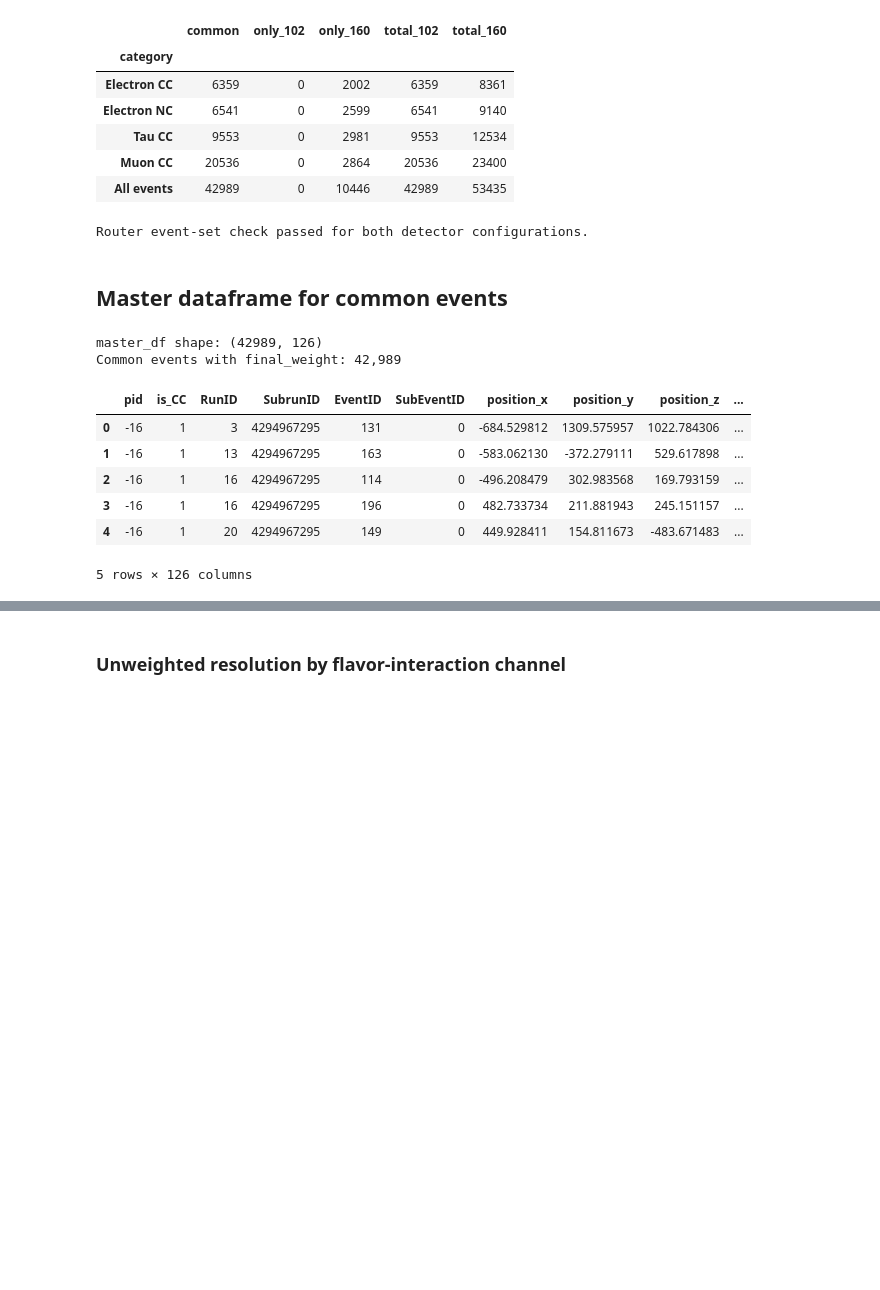
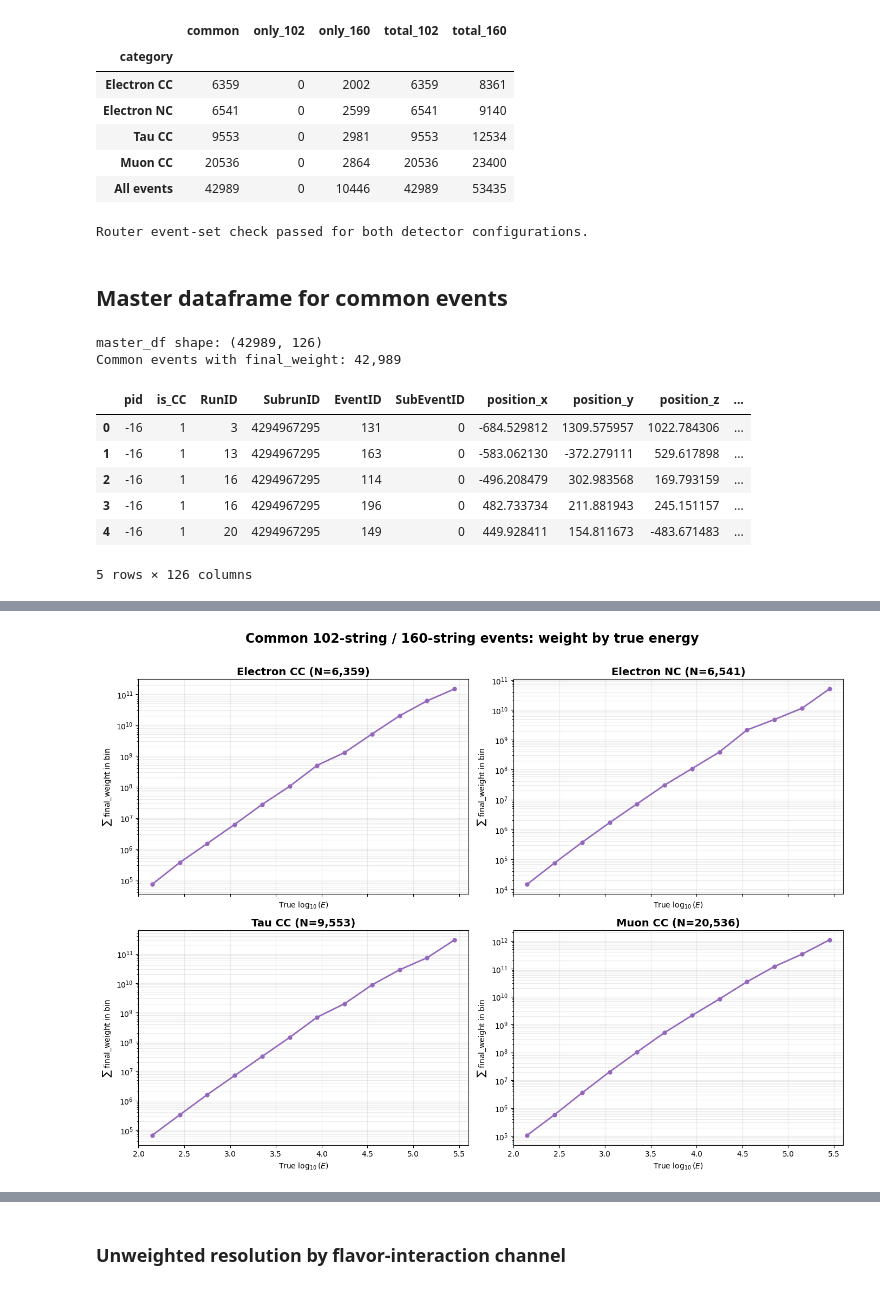
Before and after one commit to kubrabas/Graphnet-Applications, a Jupyter notebook: Results/340StringMC/final_results/analysis.ipynb, the cells around one changed output, grey strips where cells are left out. Cells and saved outputs as stored; diff of their text form; code cells hidden in the pictures; blank space fills up the shorter version.

```diff
--- a/Results/340StringMC/final_results/analysis.ipynb
+++ b/Results/340StringMC/final_results/analysis.ipynb
@@ -568 +228,69 @@ for category_label, category_mask in category_selections:
+# %%
+import matplotlib.pyplot as plt
+
+
+weight_bin_edges = np.arange(2.0, 5.6 + 0.001, 0.3)
+weight_bin_centers = 0.5 * (weight_bin_edges[:-1] + weight_bin_edges[1:])
+weight_category_selections = [
+    (
+        "Electron CC",
+        (master_df["pid"].abs() == 12) & (master_df["is_CC"] == 1),
+    ),
+    (
+        "Electron NC",
+        (master_df["pid"].abs() == 12) & (master_df["is_CC"] == 0),
+    ),
+    (
+        "Tau CC",
+        (master_df["pid"].abs() == 16) & (master_df["is_CC"] == 1),
+    ),
+    (
+        "Muon CC",
+        (master_df["pid"].abs() == 14) & (master_df["is_CC"] == 1),
+    ),
+]
+
+fig, axes = plt.subplots(2, 2, figsize=(14, 10), sharex=True, squeeze=False)
+true_log_energy = master_df["true_log10_energy"]
+event_weights = master_df["final_weight"]
+
+for ax, (category_label, category_mask) in zip(
+    axes.flat, weight_category_selections
+):
+    summed_weights = []
+    for low, high in zip(weight_bin_edges[:-1], weight_bin_edges[1:]):
+        in_bin = category_mask & true_log_energy.between(
+            low, high, inclusive="left"
+        )
+        summed_weights.append(event_weights[in_bin].sum())
+
+    ax.plot(
+        weight_bin_centers,
+        summed_weights,
+        color="tab:purple",
+        marker="o",
+        linewidth=2,
+        markersize=5,
+    )
+    ax.set_title(
+        f"{category_label} (N={int(category_mask.sum()):,})",
+        fontsize=14,
+        fontweight="bold",
+    )
+    ax.set_yscale("log")
+    ax.set_xlim(weight_bin_edges[0], weight_bin_edges[-1])
+    ax.set_xlabel(r"True $\log_{10}(E)$")
+    ax.set_ylabel(r"$\sum$ final_weight in bin")
+    ax.grid(True, alpha=0.25, which="both")
+
+fig.suptitle(
+    "Common 102-string / 160-string events: weight by true energy",
+    fontsize=17,
+    fontweight="bold",
+    y=1.01,
+)
+fig.tight_layout()
+plt.show()
+# %% [output]
+[figure, added]
 # %% [markdown]
```
Also changed, not shown: parts of 13 cells of this notebook.
